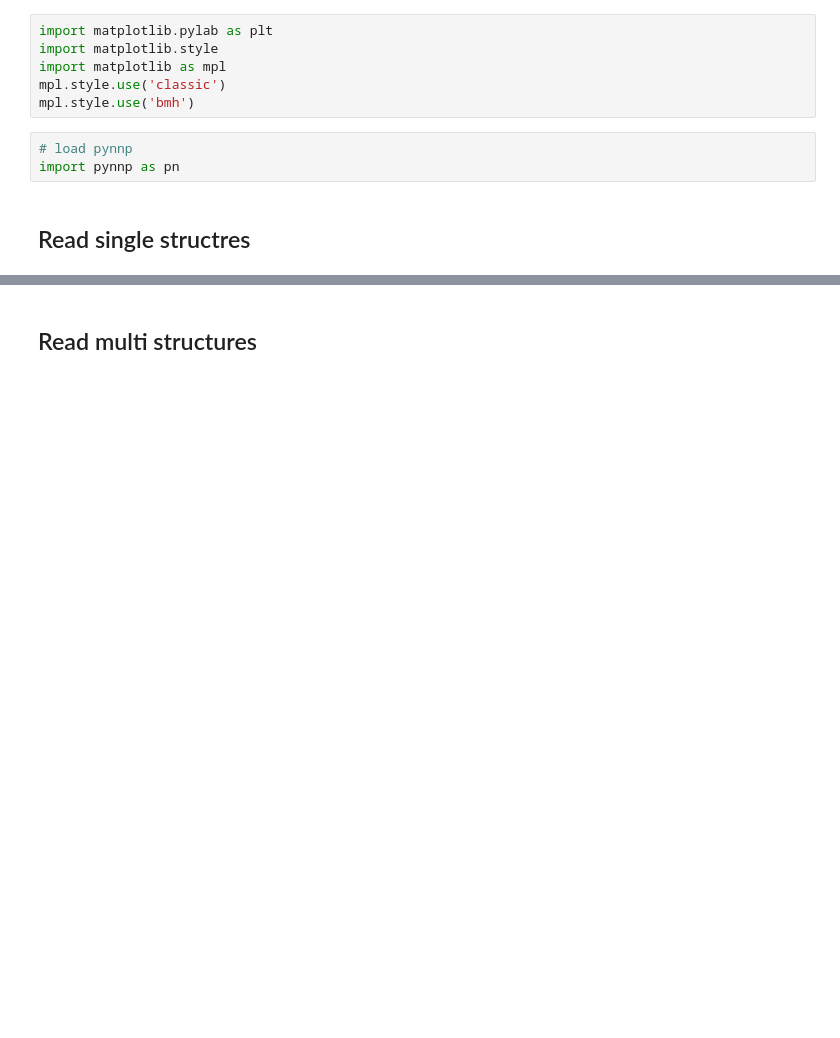
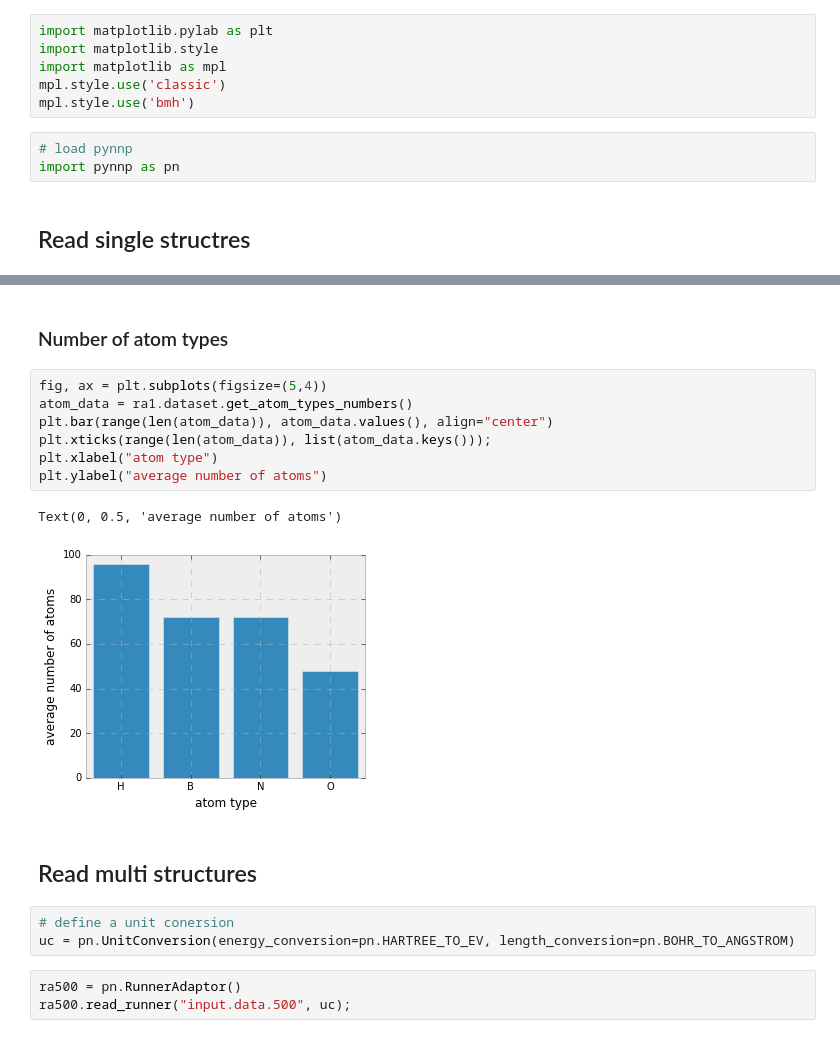
Before and after one commit to hghcomphys/pynnp, a Jupyter notebook: examples/pynnp_demo.ipynb, the cells around one changed output, grey strips where cells are left out. Cells and saved outputs as stored; diff of their text form; blank space fills up the shorter version.

```diff
--- a/examples/pynnp_demo.ipynb
+++ b/examples/pynnp_demo.ipynb
@@ -53,2 +53,20 @@ plt.legend(['Fx', 'Fy', "Fz"])
+# %% [markdown]
+### Number of atom types
+# %%
+fig, ax = plt.subplots(figsize=(5,4))
+atom_data = ra1.dataset.get_atom_types_numbers()
+plt.bar(range(len(atom_data)), atom_data.values(), align="center")
+plt.xticks(range(len(atom_data)), list(atom_data.keys()));
+plt.xlabel("atom type")
+plt.ylabel("average number of atoms")
+# %% [output]
+Text(0, 0.5, 'average number of atoms')
+[figure, added]
 # %% [markdown]
 ## Read multi structures
+# %%
+# define a unit conersion
+uc = pn.UnitConversion(energy_conversion=pn.HARTREE_TO_EV, length_conversion=pn.BOHR_TO_ANGSTROM)
+# %%
+ra500 = pn.RunnerAdaptor()
+ra500.read_runner("input.data.500", uc);
```
Also changed, not shown: parts of 18 cells of this notebook.
